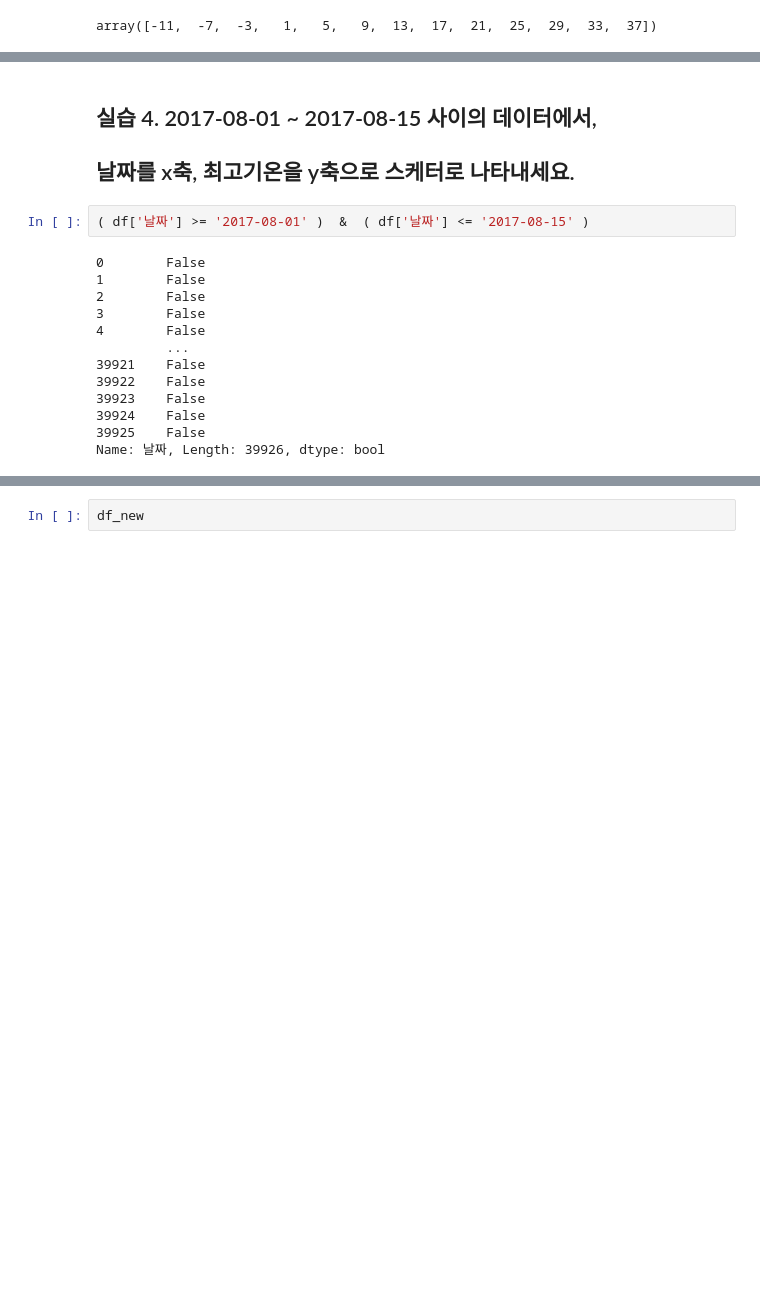
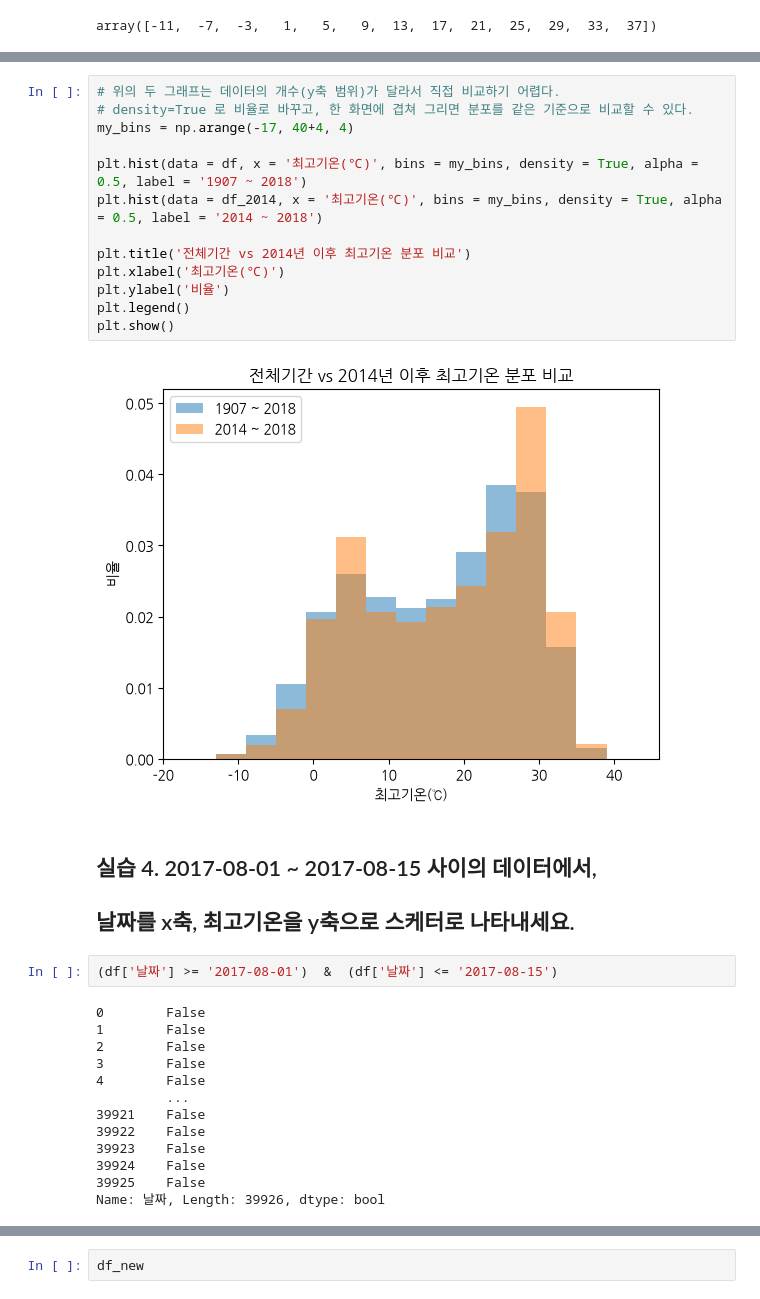
Before and after one commit to azeroo0/gg1th_analysis_ex, a Jupyter notebook: 3.a 프로젝트1 - 기온데이터분석.ipynb, the cells around one changed output, grey strips where cells are left out. Cells and saved outputs as stored; diff of their text form; blank space fills up the shorter version.

```diff
--- a/3.a 프로젝트1 - 기온데이터분석.ipynb
+++ b/3.a 프로젝트1 - 기온데이터분석.ipynb
@@ -209,8 +224,23 @@ plt.show()
+# %%
+# 위의 두 그래프는 데이터의 개수(y축 범위)가 달라서 직접 비교하기 어렵다.
+# density=True 로 비율로 바꾸고, 한 화면에 겹쳐 그리면 분포를 같은 기준으로 비교할 수 있다.
+my_bins = np.arange(-17, 40+4, 4)
+
+plt.hist(data = df, x = '최고기온(℃)', bins = my_bins, density = True, alpha = 0.5, label = '1907 ~ 2018')
+plt.hist(data = df_2014, x = '최고기온(℃)', bins = my_bins, density = True, alpha = 0.5, label = '2014 ~ 2018')
+
+plt.title('전체기간 vs 2014년 이후 최고기온 분포 비교')
+plt.xlabel('최고기온(℃)')
+plt.ylabel('비율')
+plt.legend()
+plt.show()
+# %% [output]
+[figure, added]
 # %% [markdown]
 ## 실습 4.  2017-08-01 ~ 2017-08-15 사이의 데이터에서,
 ## 날짜를 x축,  최고기온을 y축으로 스케터로 나타내세요.
 # %%
-( df['날짜'] >= '2017-08-01' )  &  ( df['날짜'] <= '2017-08-15' )
+(df['날짜'] >= '2017-08-01')  &  (df['날짜'] <= '2017-08-15')
 # %% [output]
 0        False
 1        False
```
Also changed, not shown: parts of 17 cells of this notebook.
